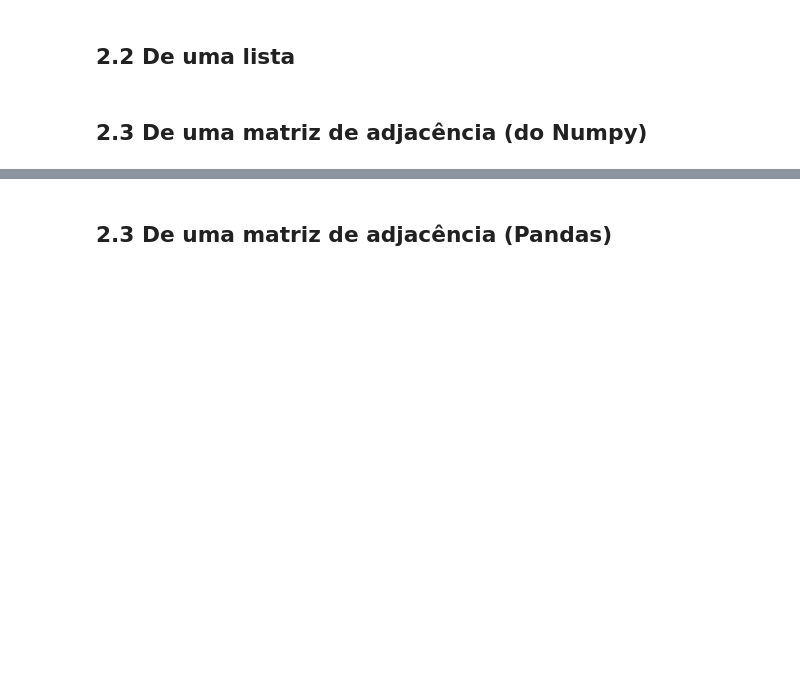
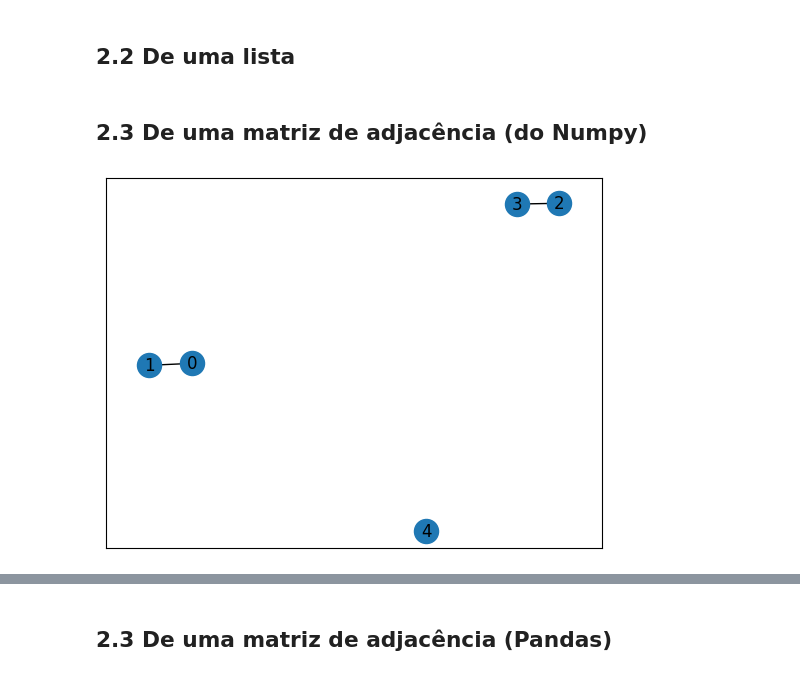
Before and after one commit to clairtonluz/MBA-em-ciencia-de-dados, a Jupyter notebook: Mineração de Grafos/aulas/a02/a02.ipynb, the cells around one changed output, grey strips where cells are left out. Saved outputs shown, nothing was run; the diff lists cells and outputs as text; code cells hidden in the pictures; blank space fills up the shorter version.

```diff
--- a/Mineração de Grafos/aulas/a02/a02.ipynb
+++ b/Mineração de Grafos/aulas/a02/a02.ipynb
@@ -79,12 +85,14 @@ nx.draw_networkx(G)
 # %% [markdown]
 ## 2.3 De uma matriz de adjacência (do Numpy)
 # %%
-# A = np.matrix([[0, 1, 0, 0, 0],
-#                [1, 0, 0, 0, 0],
-#                [0, 0, 0, 1, 0],
-#                [0, 0, 1, 0, 0],
-#                [0, 0, 0, 0, 0]])
+A = np.matrix([[0, 1, 0, 0, 0],
+               [1, 0, 0, 0, 0],
+               [0, 0, 0, 1, 0],
+               [0, 0, 1, 0, 0],
+               [0, 0, 0, 0, 0]])
 
-# G = nx.from_numpy_matrix(A)
-# nx.draw_networkx(G)
+G = nx.from_numpy_array(A)
+nx.draw_networkx(G)
+# %% [output]
+[figure, added]
 # %%
```
Also changed, not shown: parts of 4 cells of this notebook, 1 other file.
